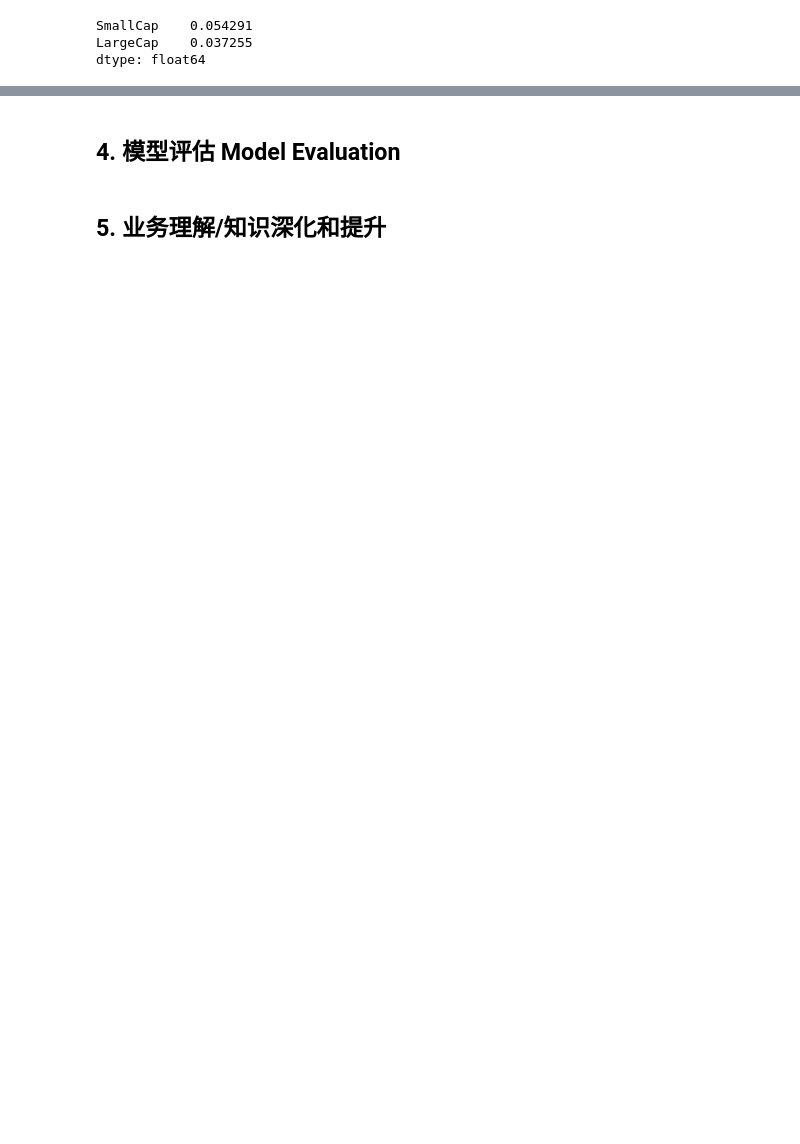
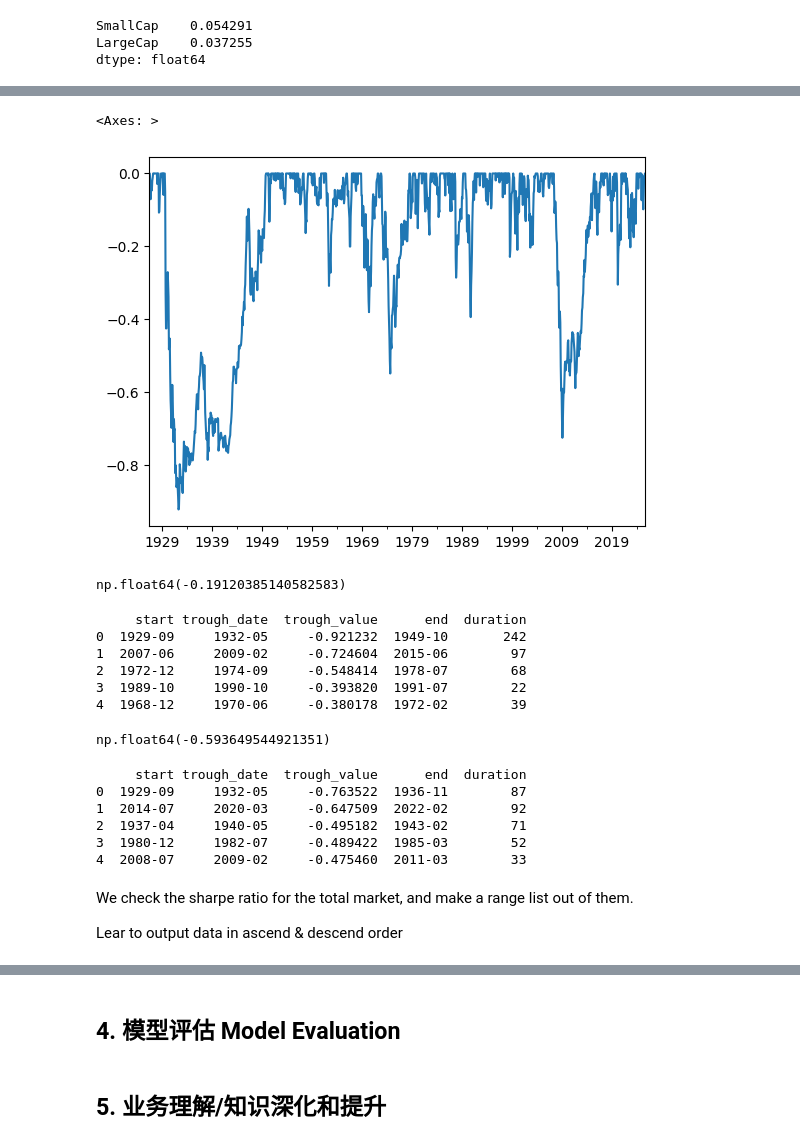
Before and after one commit to WH1994cn/b_python_dshb_cn, a Jupyter notebook: docs/Chapter03/ds_pandas_proj02.ipynb, the cells around one changed output, grey strips where cells are left out. Drawn from its saved outputs; the diff is of its cells as text; code cells hidden in the pictures; blank space fills up the shorter version.

```diff
--- a/docs/Chapter03/ds_pandas_proj02.ipynb
+++ b/docs/Chapter03/ds_pandas_proj02.ipynb
@@ -510,0 +620,48 @@ myfin.var_historic(returns["SmallCap"], level=5)
+# %%
+# look for drawdown for selected sectors
+myfin.drawdown(ind["Fin"])["Drawdown"].plot.line()
+# %% [output]
+<Axes: >
+[figure, added]
+# %%
+#check the mean drawdown for all sectors
+mean_dd = myfin.drawdown(ind["Fin"])["Drawdown"].mean()
+mean_dd
+# %% [output]
+np.float64(-0.19120385140582583)
+# %%
+# Example usage for one sector (Fin):
+dd_fin = myfin.drawdown(ind["Fin"])["Drawdown"]
+top5_fin = myfin.get_top_drawdowns(dd_fin, top=5)
+print(top5_fin.sort_values(by="trough_value",ascending=True))
+# %% [output]
+     start trough_date  trough_value      end  duration
+0  1929-09     1932-05     -0.921232  1949-10       242
+1  2007-06     2009-02     -0.724604  2015-06        97
+2  1972-12     1974-09     -0.548414  1978-07        68
+3  1989-10     1990-10     -0.393820  1991-07        22
+4  1968-12     1970-06     -0.380178  1972-02        39
+# %%
+top5_fin["trough_value"].mean()
+# %% [output]
+np.float64(-0.593649544921351)
+# %%
+# Example usage for multiple columns (DataFrame returned by myfin.drawdown):
+# if myfin.drawdown(ind[cols]) returns a DataFrame where each column is a drawdown series:
+cols = ["Fin","Oil","Steel"]
+dd_df = pd.concat([ myfin.drawdown(ind[c])["Drawdown"].rename(c) for c in cols ], axis=1)
+# collect top-5 per column
+top_all = {c: myfin.get_top_drawdowns(dd_df[c], top=5) for c in dd_df.columns}
+# to inspect top 5 of 'Fin':
+print(top_all["Oil"])
+# %% [output]
+     start trough_date  trough_value      end  duration
+0  1929-09     1932-05     -0.763522  1936-11        87
+1  2014-07     2020-03     -0.647509  2022-02        92
+2  1937-04     1940-05     -0.495182  1943-02        71
+3  1980-12     1982-07     -0.489422  1985-03        52
+4  2008-07     2009-02     -0.475460  2011-03        33
+# %% [markdown]
+We check the sharpe ratio for the total market, and make a range list out of them.
+
+Lear to output data in ascend & descend order
```
Also changed, not shown: parts of 35 cells of this notebook, 1 other file.
